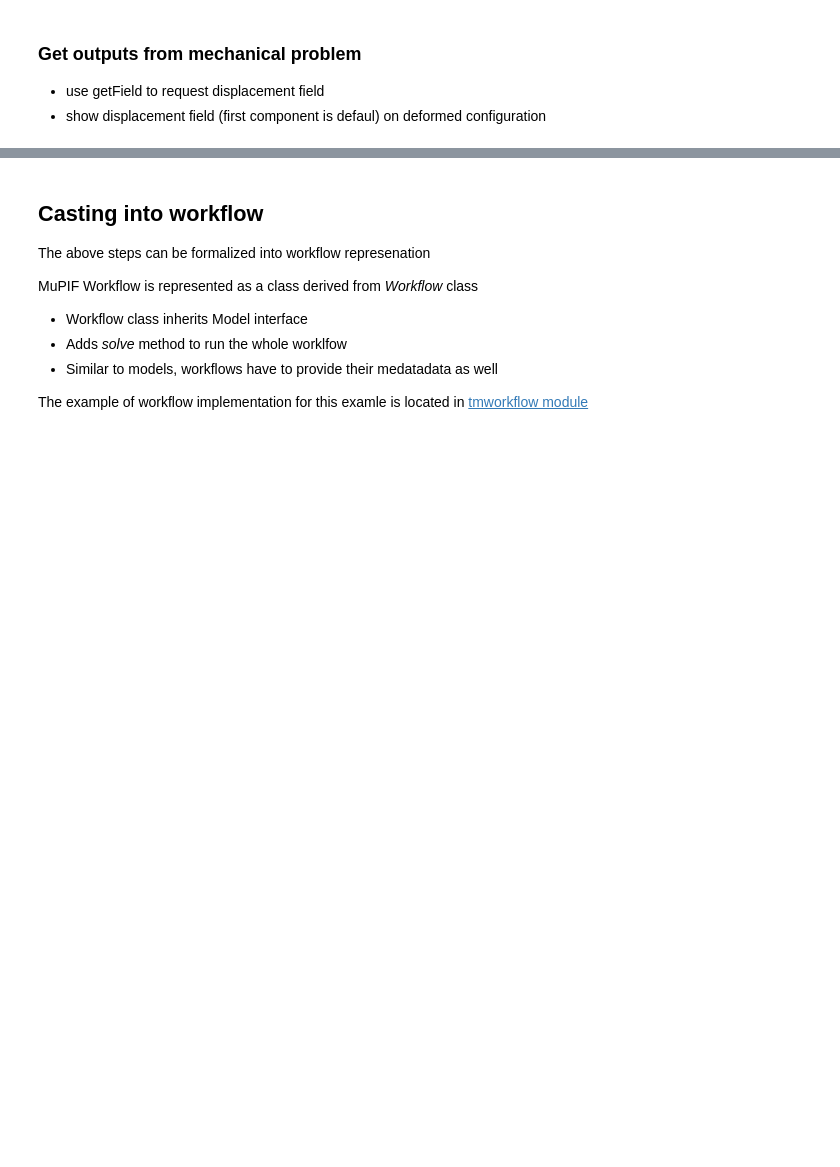
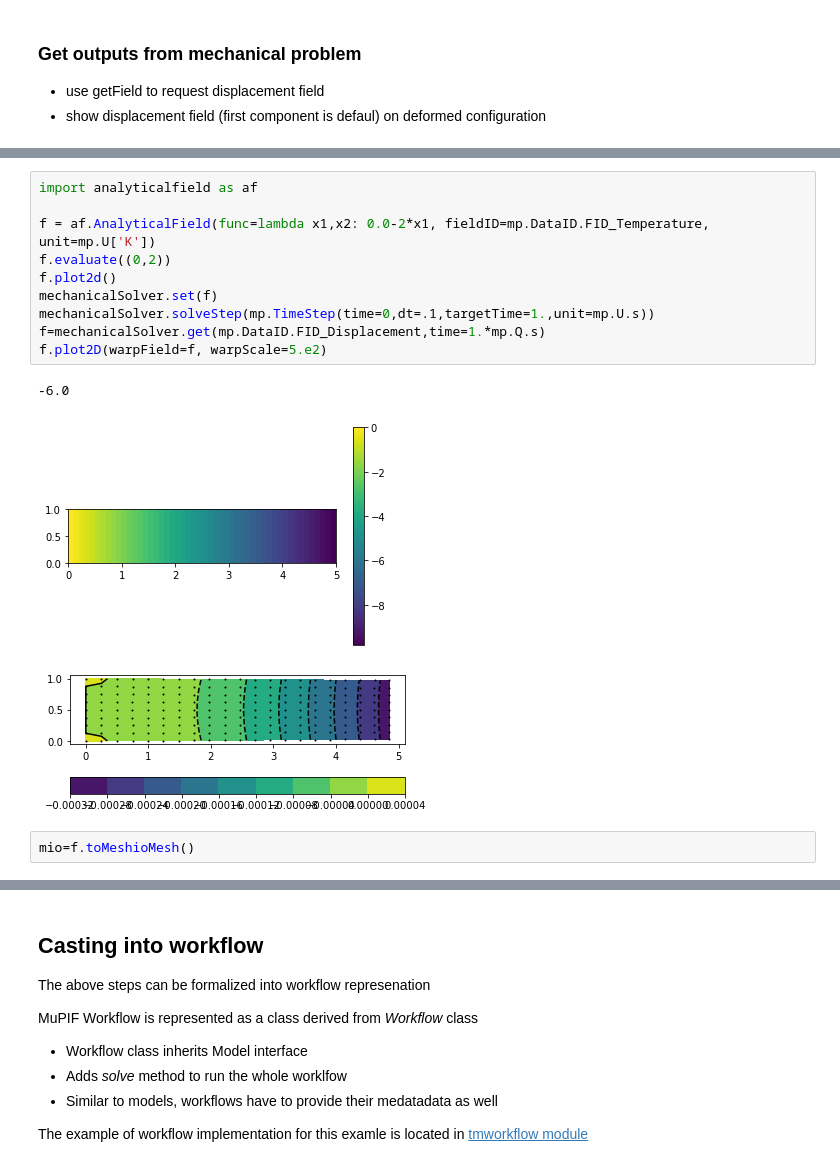
Before and after one commit to mupif/jupyter-demos, a Jupyter notebook: Introduction/thermomechanical_workflow.ipynb, the cells around one changed output, grey strips where cells are left out. Drawn from its saved outputs; the diff is of its cells as text; blank space fills up the shorter version.

```diff
--- a/Introduction/thermomechanical_workflow.ipynb
+++ b/Introduction/thermomechanical_workflow.ipynb
@@ -135,0 +146,16 @@ f.plot2D(warpField=f, warpScale=6.e2)
+# %%
+import analyticalfield as af
+
+f = af.AnalyticalField(func=lambda x1,x2: 0.0-2*x1, fieldID=mp.DataID.FID_Temperature, unit=mp.U['K'])
+f.evaluate((0,2))
+f.plot2d()
+mechanicalSolver.set(f)
+mechanicalSolver.solveStep(mp.TimeStep(time=0,dt=.1,targetTime=1.,unit=mp.U.s))
+f=mechanicalSolver.get(mp.DataID.FID_Displacement,time=1.*mp.Q.s)
+f.plot2D(warpField=f, warpScale=5.e2)
+# %% [output]
+-6.0
+[figure, added]
+[figure, added]
+# %%
+mio=f.toMeshioMesh()
```
Also changed, not shown: parts of 18 cells of this notebook, 3 other files.
